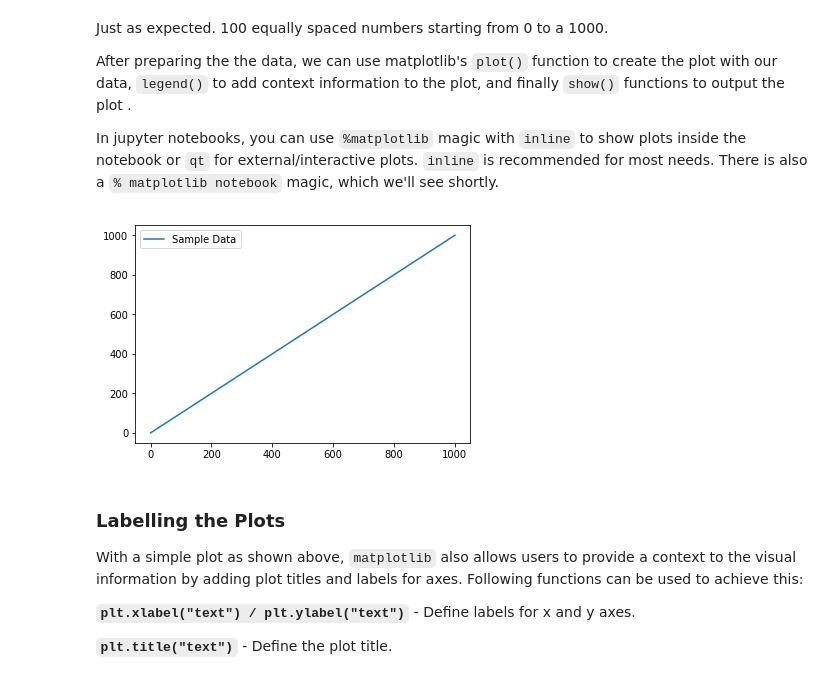
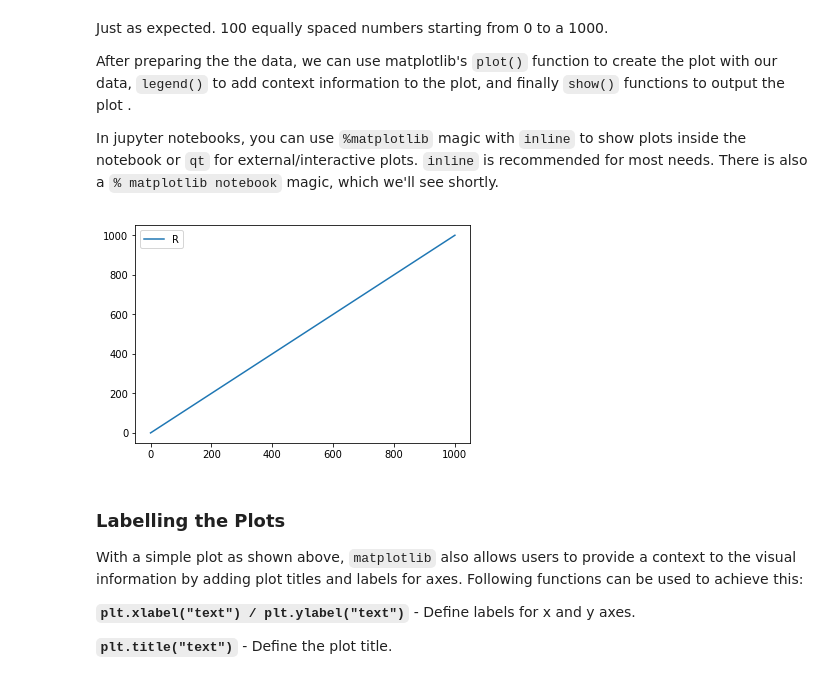
Before and after one commit to asafi1997/dsc-more-practice-with-matplotlib-nyc-ds-060319, a Jupyter notebook: index.ipynb, the cells around one changed output. Cells and saved outputs as stored; diff of their text form; code cells hidden in the pictures.

```diff
--- a/index.ipynb
+++ b/index.ipynb
@@ -51,17 +51,17 @@ In jupyter notebooks, you can use `%matplotlib` magic with `inline` to show plot
 # %%
 # Set plot space as inline for inline plots and qt for external plots
 %matplotlib inline
 
 # Use plot() function to create a plot using above values on both x and y coordinates. Add a label.
 plt.plot(data, data, label='Sample Data')
 
 # Add a legend to the plot with legend()
-plt.legend('')
+plt.legend('Random Data')
 
 # Output the final plot
 plt.show()
 # %% [output]
-[figure, old version]
+[figure, new version]
 # %% [markdown]
 ### Labelling the Plots
 
```
